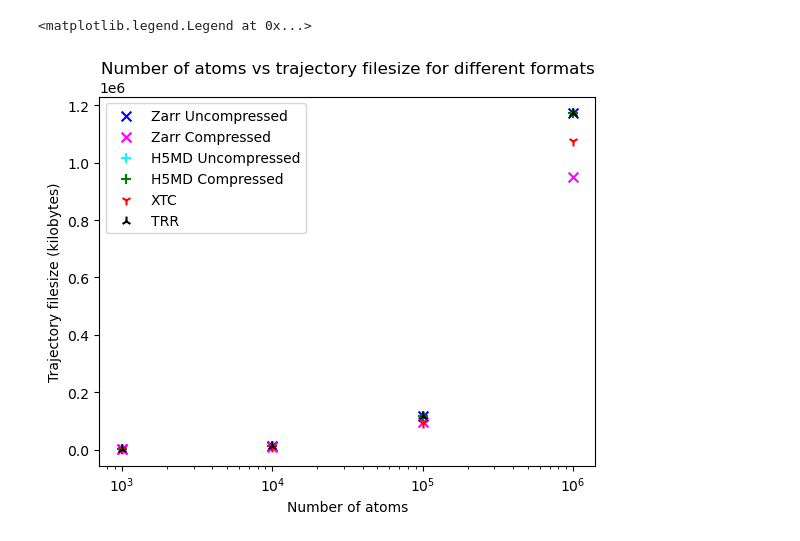
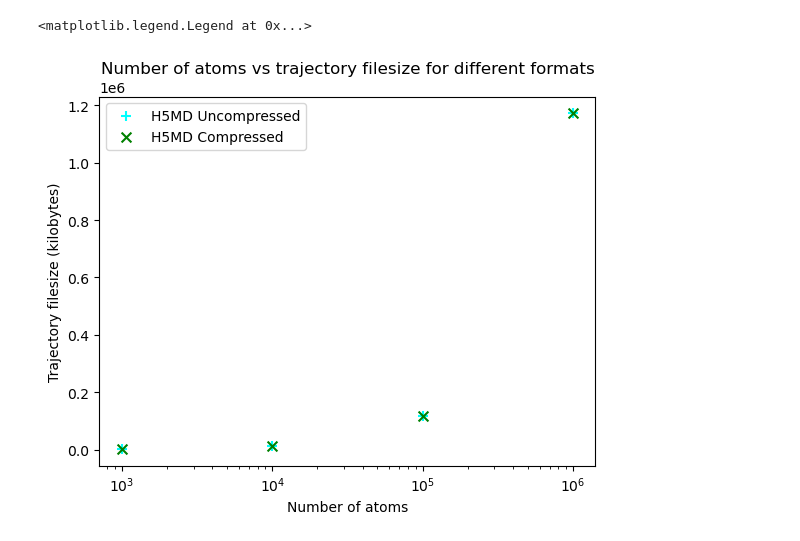
Before and after one commit to Becksteinlab/zarrtraj, a Jupyter notebook: notebooks/format_comparison_benchmark.ipynb, the cells around one changed output. Cells and saved outputs as stored; diff of their text form; code cells hidden in the pictures.

```diff
--- a/notebooks/format_comparison_benchmark.ipynb
+++ b/notebooks/format_comparison_benchmark.ipynb
@@ -76,37 +153,37 @@ for i in range(3, 7):
 # %%
 n = np.logspace(3, 6, 4)
 
 x_filesize = []
 t_filesize = []
 z_filesize = []
 z_c_filesize = []
 h_filesize =[]
 h_c_filesize =[]
 
 for i in range(3, 7, 1):
     x_filesize.append(filesize(f'10e{i}_xtc.xtc'))
     t_filesize.append(filesize(f'10e{i}_trr.trr'))
     z_filesize.append(filesize(f'10e{i}_zarr_un.zarr'))
     z_c_filesize.append(filesize(f'10e{i}_zarr_c.zarr'))
     h_filesize.append(filesize(f'10e{i}_h5md_un.h5md'))
     h_c_filesize.append(filesize(f'10e{i}_h5md_c.h5md'))
 
 
 # Graph zarrtraj size vs h5 size
 plt.title('Number of atoms vs trajectory filesize for different formats')
 plt.xlabel('Number of atoms')
 plt.ylabel('Trajectory filesize (kilobytes)')
 plt.xscale('log')
-# plt.yscale('log')
+#plt.yscale('log')
 
-plt.scatter(n, z_filesize, c='blue', s=50, label="Zarr Uncompressed", marker='x')
-plt.scatter(n, z_c_filesize, c='magenta', s=50, label="Zarr Compressed", marker='x')
+#plt.scatter(n, z_filesize, c='blue', s=50, label="Zarr Uncompressed", marker='x')
+#plt.scatter(n, z_c_filesize, c='magenta', s=50, label="Zarr Compressed", marker='x')
 plt.scatter(n, h_filesize, c='cyan', s=50, label="H5MD Uncompressed", marker='+')
-plt.scatter(n, z_filesize, c='green', s=50, label="H5MD Compressed", marker='+')
-plt.scatter(n, x_filesize, c='red', s=50, label="XTC", marker='1')
-plt.scatter(n, t_filesize, c='black', s=50, label="TRR", marker='2')
+plt.scatter(n, z_filesize, c='green', s=50, label="H5MD Compressed", marker='x')
+#plt.scatter(n, x_filesize, c='red', s=50, label="XTC", marker='1')
+#plt.scatter(n, t_filesize, c='black', s=50, label="TRR", marker='2')
 
 plt.legend()
 # %% [output]
 <matplotlib.legend.Legend at 0x...>
-[figure, old version]
+[figure, new version]
```
Also changed, not shown: parts of 3 cells of this notebook, 4 other files.
